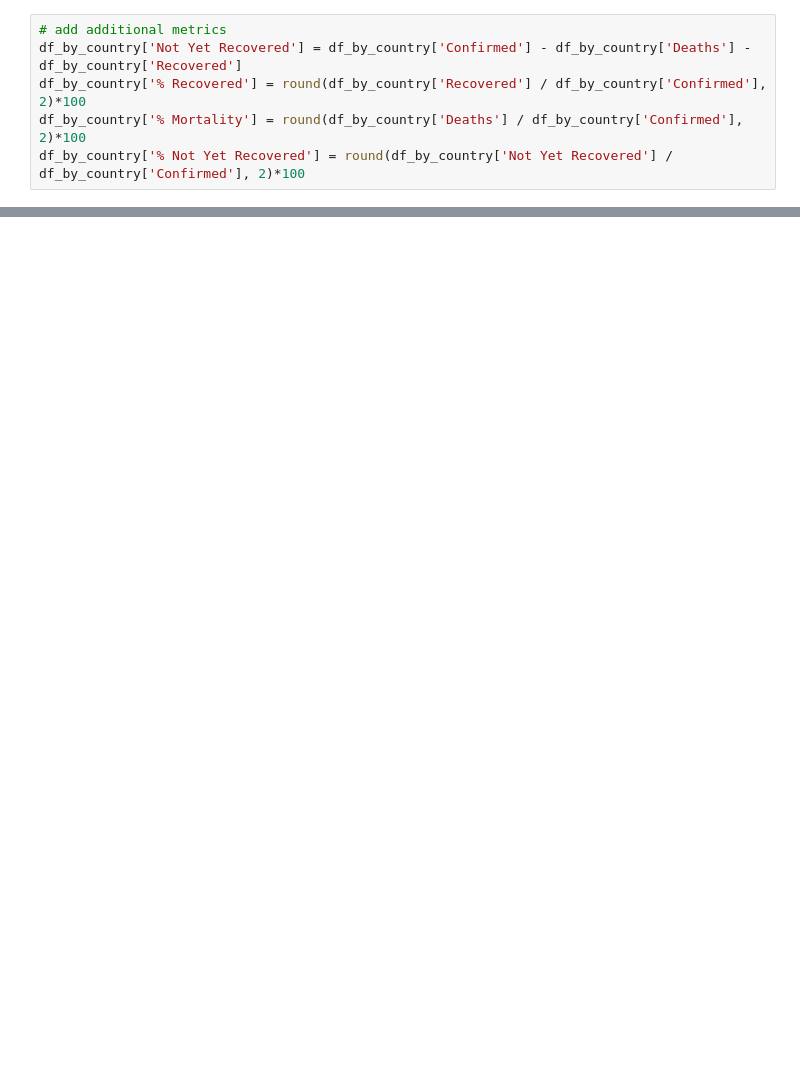
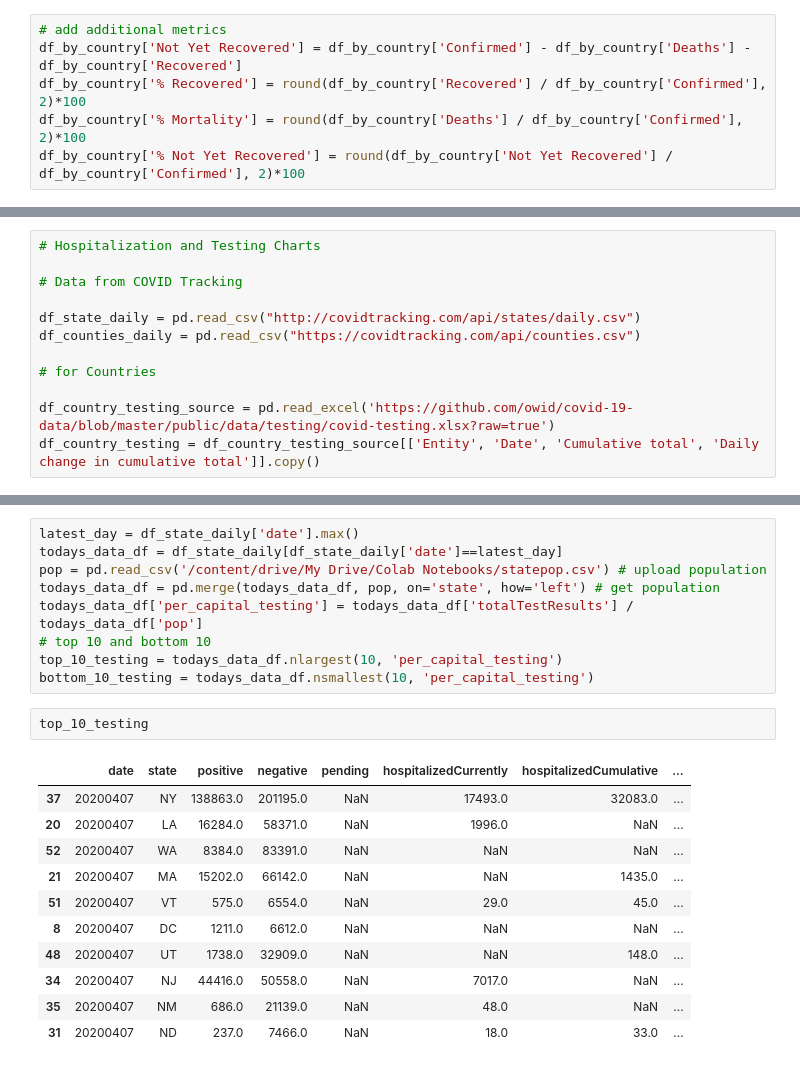
Before and after one commit to superaja/covid19, a Jupyter notebook: covid19.ipynb, the cells around one changed output, grey strips where cells are left out. Saved outputs shown, nothing was run; the diff lists cells and outputs as text; blank space fills up the shorter version.

```diff
--- a/covid19.ipynb
+++ b/covid19.ipynb
@@ -321,0 +323,12 @@ def rate_calc(y):
+# %%
+# Hospitalization and Testing Charts
+
+# Data from COVID Tracking
+
+df_state_daily = pd.read_csv("http://covidtracking.com/api/states/daily.csv")
+df_counties_daily = pd.read_csv("https://covidtracking.com/api/counties.csv")
+
+# for Countries
+
+df_country_testing_source = pd.read_excel('https://github.com/owid/covid-19-data/blob/master/public/data/testing/covid-testing.xlsx?raw=true')
+df_country_testing = df_country_testing_source[['Entity', 'Date', 'Cumulative total', 'Daily change in cumulative total']].copy()
@@ -321,0 +365,23 @@ def rate_calc(y):
+# %%
+latest_day = df_state_daily['date'].max()
+todays_data_df = df_state_daily[df_state_daily['date']==latest_day]
+pop = pd.read_csv('/content/drive/My Drive/Colab Notebooks/statepop.csv') # upload population
+todays_data_df = pd.merge(todays_data_df, pop, on='state', how='left') # get population
+todays_data_df['per_capital_testing'] = todays_data_df['totalTestResults'] / todays_data_df['pop']
+# top 10 and bottom 10
+top_10_testing = todays_data_df.nlargest(10, 'per_capital_testing')
+bottom_10_testing = todays_data_df.nsmallest(10, 'per_capital_testing')
+# %%
+top_10_testing
+# %% [output]
+|  | date | state | positive | negative | pending | hospitalizedCurrently | hospitalizedCumulative | ... |
+| 37 | 20200407 | NY | 138863.0 | 201195.0 | NaN | 17493.0 | 32083.0 | ... |
+| 20 | 20200407 | LA | 16284.0 | 58371.0 | NaN | 1996.0 | NaN | ... |
+| 52 | 20200407 | WA | 8384.0 | 83391.0 | NaN | NaN | NaN | ... |
+| 21 | 20200407 | MA | 15202.0 | 66142.0 | NaN | NaN | 1435.0 | ... |
+| 51 | 20200407 | VT | 575.0 | 6554.0 | NaN | 29.0 | 45.0 | ... |
+| 8 | 20200407 | DC | 1211.0 | 6612.0 | NaN | NaN | NaN | ... |
+| 48 | 20200407 | UT | 1738.0 | 32909.0 | NaN | NaN | 148.0 | ... |
+| 34 | 20200407 | NJ | 44416.0 | 50558.0 | NaN | 7017.0 | NaN | ... |
+| 35 | 20200407 | NM | 686.0 | 21139.0 | NaN | 48.0 | NaN | ... |
+| 31 | 20200407 | ND | 237.0 | 7466.0 | NaN | 18.0 | 33.0 | ... |
```
Also changed, not shown: parts of 33 cells of this notebook.
